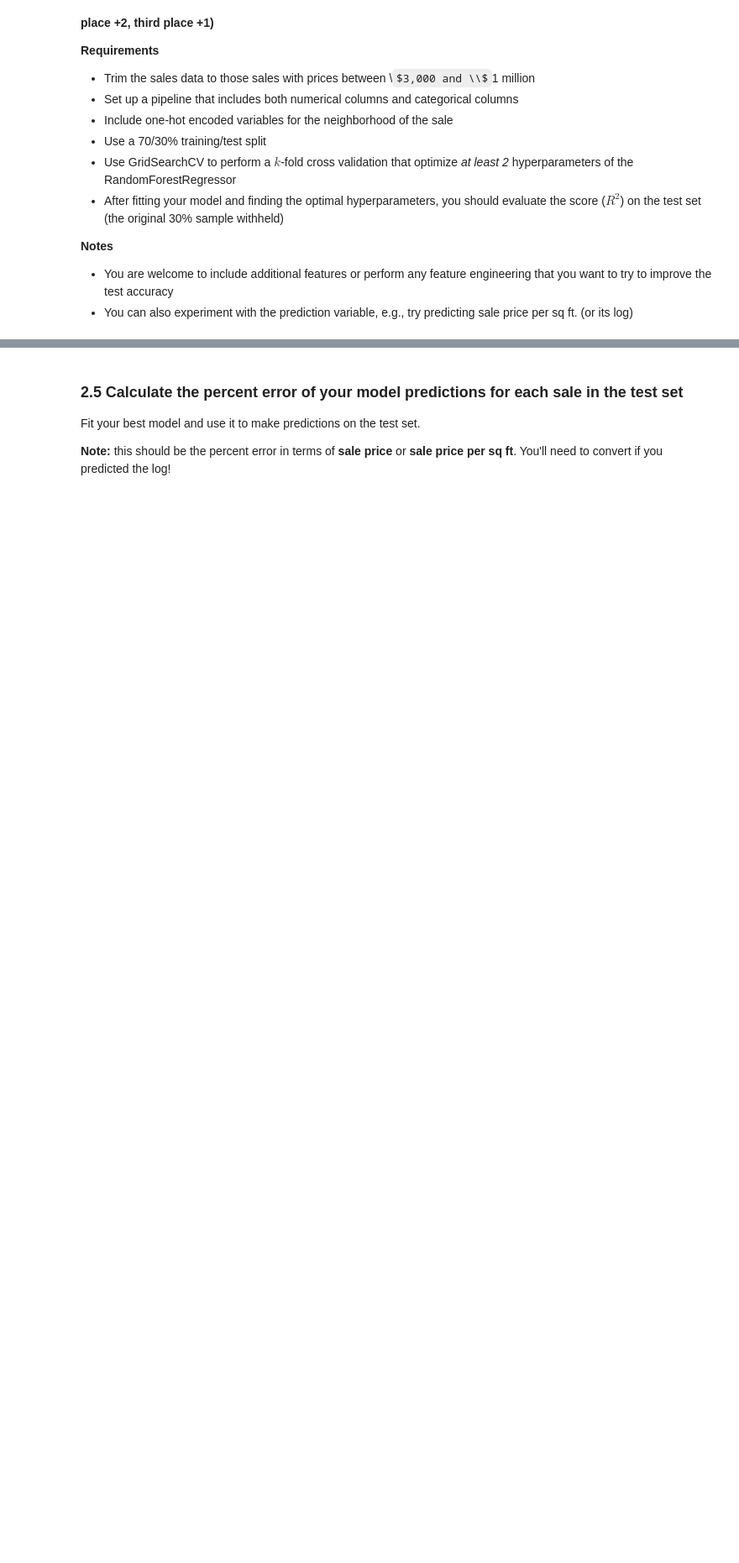
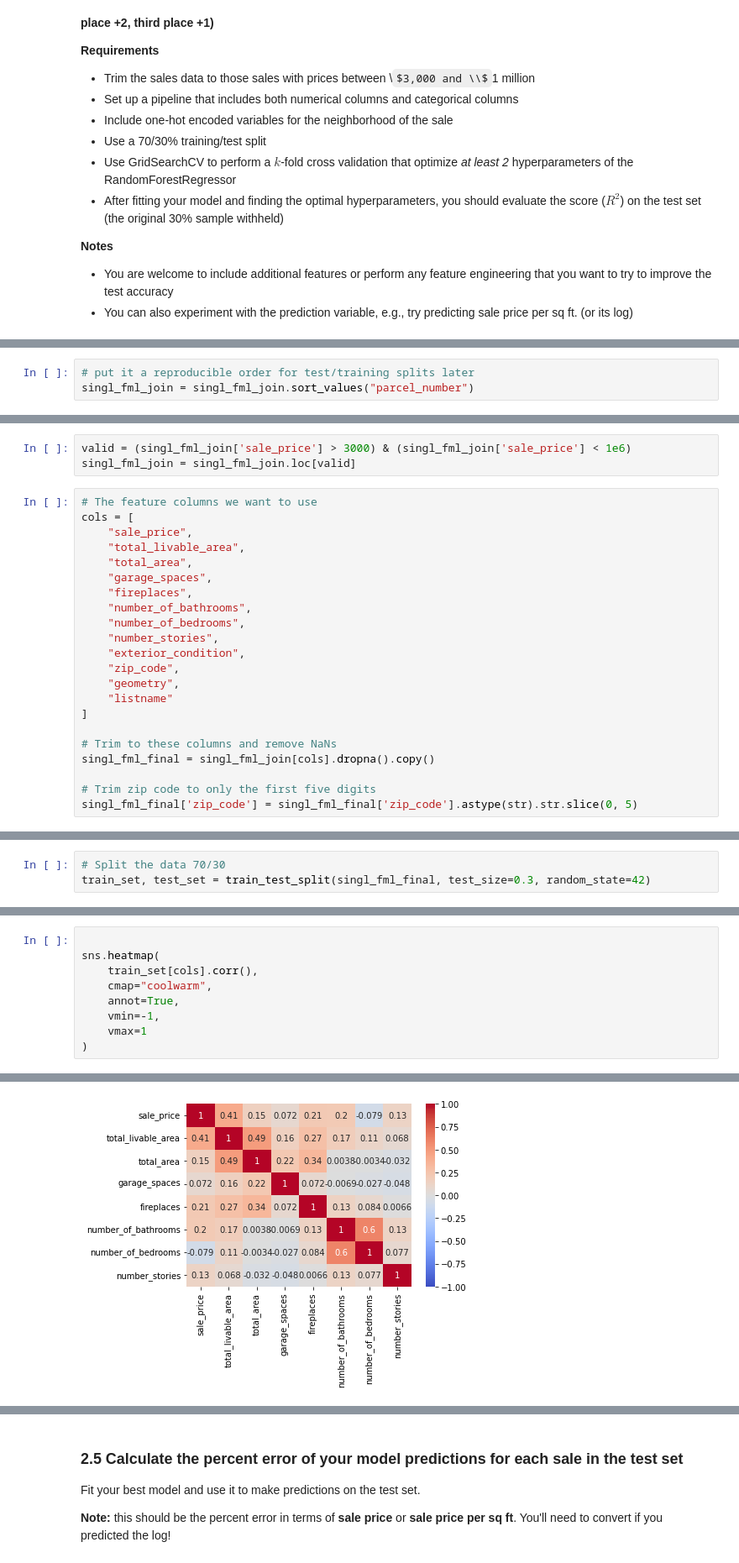
Before and after one commit to yhp92/assignment-7, a Jupyter notebook: assignment-7.ipynb, the cells around one changed output, grey strips where cells are left out. Shown at 84% size. Drawn from its saved outputs; the diff is of its cells as text; some formulas as TeX source; blank space fills up the shorter version.

```diff
--- a/assignment-7.ipynb
+++ b/assignment-7.ipynb
@@ -79,0 +129,3 @@ You should follow the steps outlined in lecture to preprocess and train your mod
+# %%
+# put it a reproducible order for test/training splits later
+singl_fml_join = singl_fml_join.sort_values("parcel_number")
@@ -79,0 +153,25 @@ You should follow the steps outlined in lecture to preprocess and train your mod
+# %%
+valid = (singl_fml_join['sale_price'] > 3000) & (singl_fml_join['sale_price'] < 1e6)
+singl_fml_join = singl_fml_join.loc[valid]
+# %%
+# The feature columns we want to use
+cols = [
+    "sale_price",
+    "total_livable_area",
+    "total_area",
+    "garage_spaces",
+    "fireplaces",
+    "number_of_bathrooms",
+    "number_of_bedrooms",
+    "number_stories",
+    "exterior_condition",
+    "zip_code",
+    "geometry",
+    "listname"
+]
+
+# Trim to these columns and remove NaNs
+singl_fml_final = singl_fml_join[cols].dropna().copy()
+
+# Trim zip code to only the first five digits
+singl_fml_final['zip_code'] = singl_fml_final['zip_code'].astype(str).str.slice(0, 5)
@@ -79,0 +233,3 @@ You should follow the steps outlined in lecture to preprocess and train your mod
+# %%
+# Split the data 70/30
+train_set, test_set = train_test_split(singl_fml_final, test_size=0.3, random_state=42)
@@ -79,0 +242,10 @@ You should follow the steps outlined in lecture to preprocess and train your mod
+# %%
+
+sns.heatmap(
+    train_set[cols].corr(),
+    cmap="coolwarm",
+    annot=True,
+    vmin=-1,
+    vmax=1
+)
+# %% [output]
@@ -79,0 +253 @@ You should follow the steps outlined in lecture to preprocess and train your mod
+[figure, added]
```
Also changed, not shown: parts of 46 cells of this notebook.
